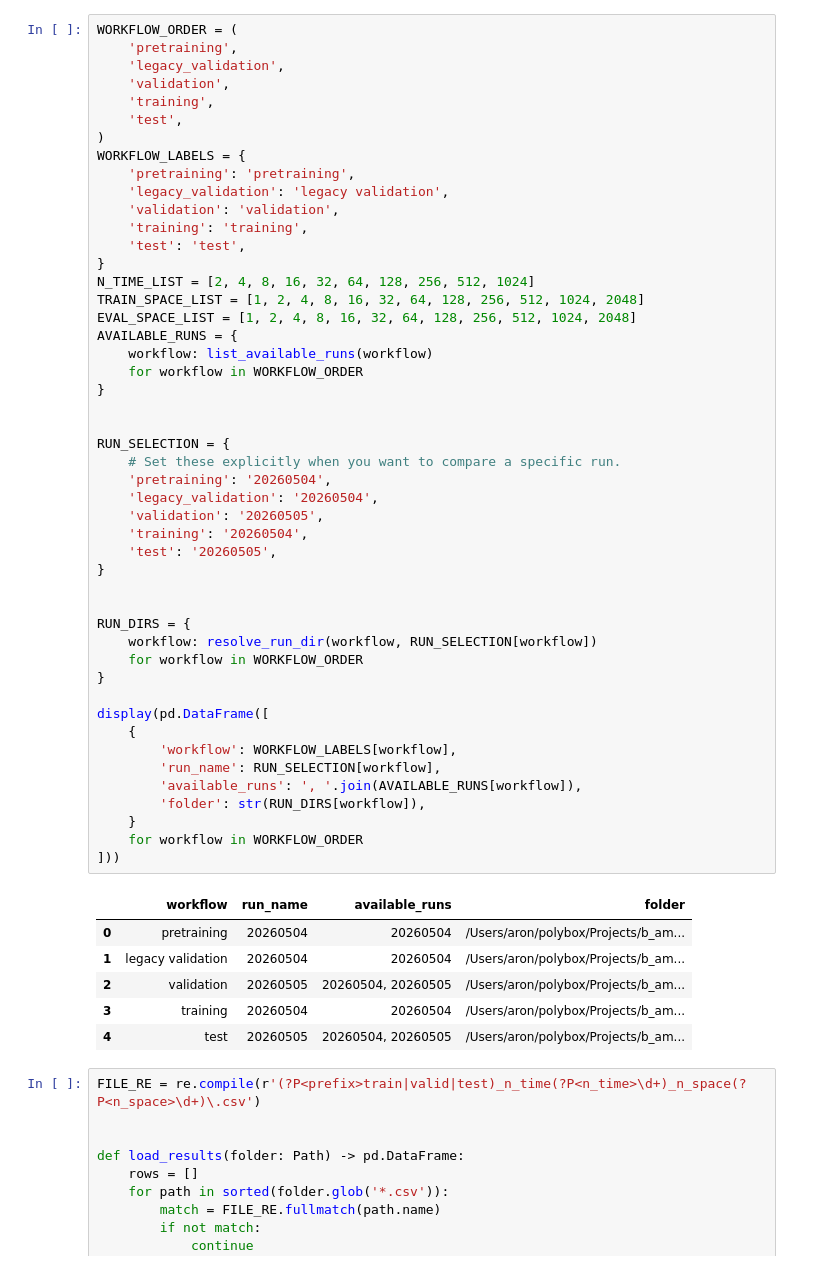
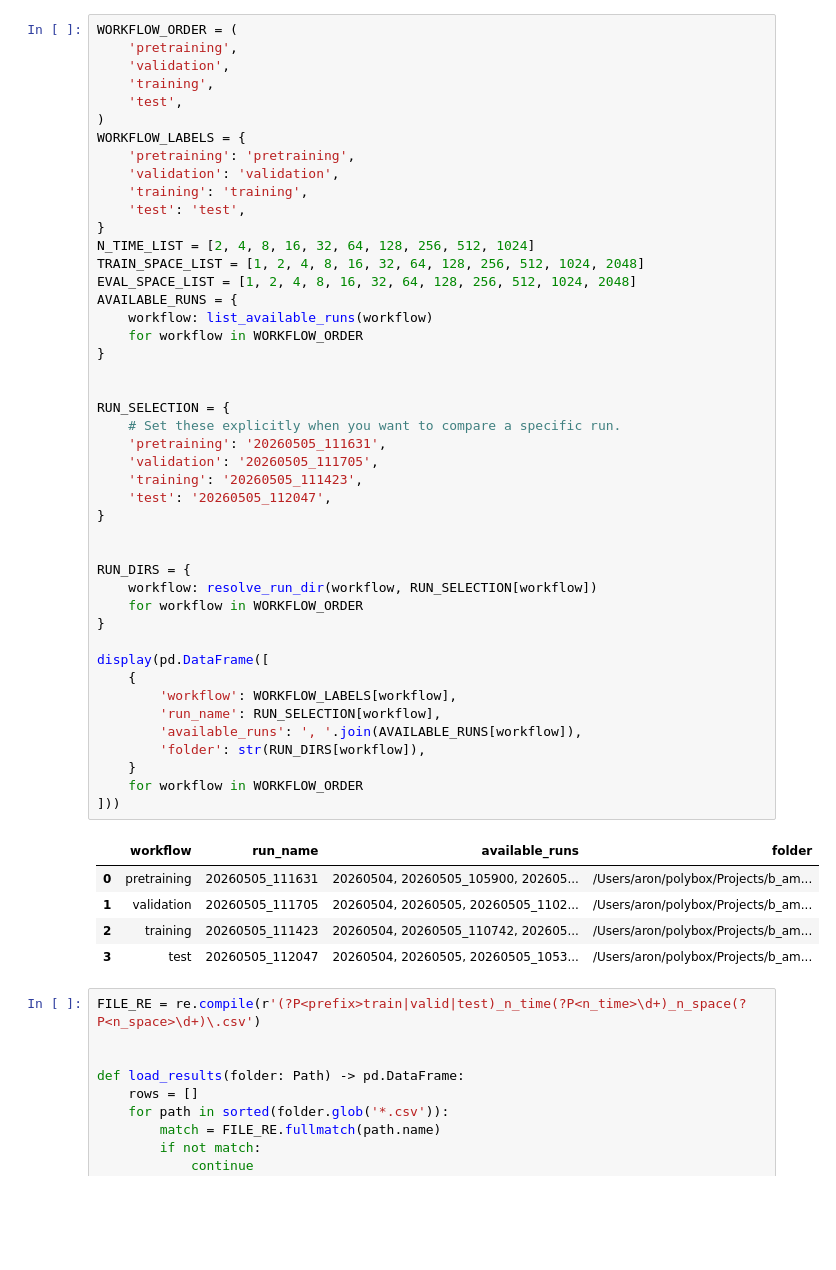
Before and after one commit to aronsho/b_amatrice, a Jupyter notebook: 2026_Amatrice_plotresults.ipynb, the cells around one changed output. Saved outputs shown, nothing was run; the diff lists cells and outputs as text; blank space fills up the shorter version.

```diff
--- a/2026_Amatrice_plotresults.ipynb
+++ b/2026_Amatrice_plotresults.ipynb
@@ -37,14 +39,12 @@ LIGHT = '#f3efe8'
 # %%
 WORKFLOW_ORDER = (
     'pretraining',
-    'legacy_validation',
     'validation',
     'training',
     'test',
 )
 WORKFLOW_LABELS = {
     'pretraining': 'pretraining',
-    'legacy_validation': 'legacy validation',
     'validation': 'validation',
     'training': 'training',
     'test': 'test',
@@ -52,43 +52,41 @@ WORKFLOW_LABELS = {
 N_TIME_LIST = [2, 4, 8, 16, 32, 64, 128, 256, 512, 1024]
 TRAIN_SPACE_LIST = [1, 2, 4, 8, 16, 32, 64, 128, 256, 512, 1024, 2048]
 EVAL_SPACE_LIST = [1, 2, 4, 8, 16, 32, 64, 128, 256, 512, 1024, 2048]
 AVAILABLE_RUNS = {
     workflow: list_available_runs(workflow)
     for workflow in WORKFLOW_ORDER
 }
 
 
 RUN_SELECTION = {
     # Set these explicitly when you want to compare a specific run.
-    'pretraining': '20260504',
-    'legacy_validation': '20260504',
-    'validation': '20260505',
-    'training': '20260504',
-    'test': '20260505',
+    'pretraining': '20260505_111631',
+    'validation': '20260505_111705',
+    'training': '20260505_111423',
+    'test': '20260505_112047',
 }
 
 
 RUN_DIRS = {
     workflow: resolve_run_dir(workflow, RUN_SELECTION[workflow])
     for workflow in WORKFLOW_ORDER
 }
 
 display(pd.DataFrame([
     {
         'workflow': WORKFLOW_LABELS[workflow],
         'run_name': RUN_SELECTION[workflow],
         'available_runs': ', '.join(AVAILABLE_RUNS[workflow]),
         'folder': str(RUN_DIRS[workflow]),
     }
     for workflow in WORKFLOW_ORDER
 ]))
 # %% [output]
 |  | workflow | run_name | available_runs | folder |
-| 0 | pretraining | 20260504 | 20260504 | /Users/aron/polybox/Projects/b_am... |
-| 1 | legacy validation | 20260504 | 20260504 | /Users/aron/polybox/Projects/b_am... |
-| 2 | validation | 20260505 | 20260504, 20260505 | /Users/aron/polybox/Projects/b_am... |
-| 3 | training | 20260504 | 20260504 | /Users/aron/polybox/Projects/b_am... |
-| 4 | test | 20260505 | 20260504, 20260505 | /Users/aron/polybox/Projects/b_am... |
+| 0 | pretraining | 20260505_111631 | 20260504, 20260505_105900, 202605... | /Users/aron/polybox/Projects/b_am... |
+| 1 | validation | 20260505_111705 | 20260504, 20260505, 20260505_1102... | /Users/aron/polybox/Projects/b_am... |
+| 2 | training | 20260505_111423 | 20260504, 20260505_110742, 202605... | /Users/aron/polybox/Projects/b_am... |
+| 3 | test | 20260505_112047 | 20260504, 20260505, 20260505_1053... | /Users/aron/polybox/Projects/b_am... |
 # %%
 FILE_RE = re.compile(r'(?P<prefix>train|valid|test)_n_time(?P<n_time>\d+)_n_space(?P<n_space>\d+)\.csv')
 
```
Also changed, not shown: parts of 8 cells of this notebook, 10 other files.
